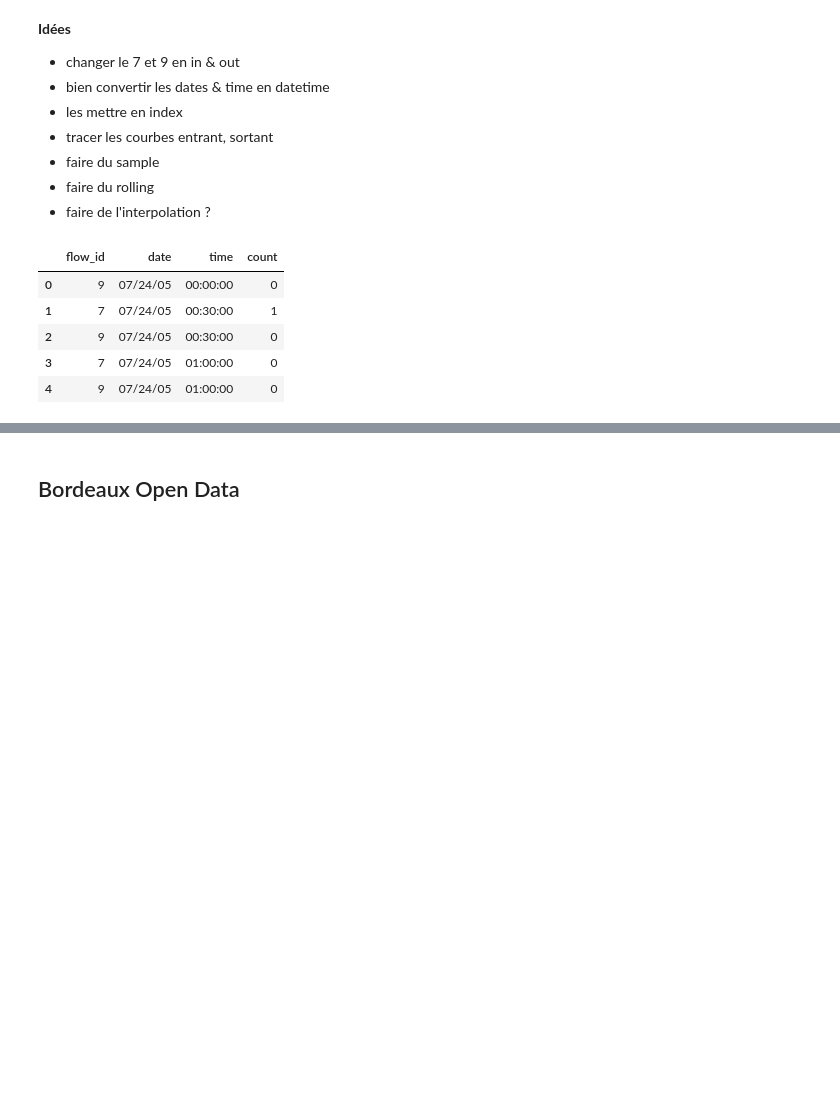
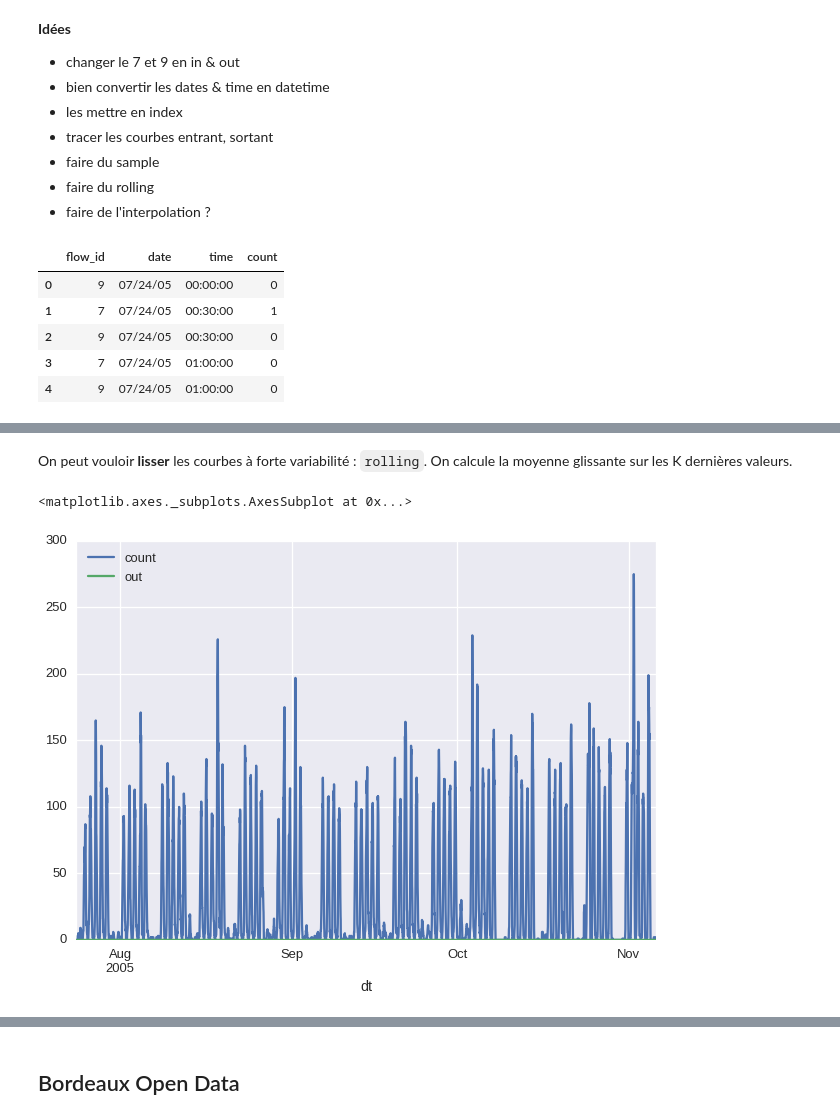
Before and after one commit to garaud/pandas_demo, a Jupyter notebook: Pandas Meetup.ipynb, the cells around one changed output, grey strips where cells are left out. Saved outputs shown, nothing was run; the diff lists cells and outputs as text; code cells hidden in the pictures; blank space fills up the shorter version.

```diff
--- a/Pandas Meetup.ipynb
+++ b/Pandas Meetup.ipynb
@@ -313,0 +477,7 @@ wine.head()
+# %% [markdown]
+On peut vouloir **lisser** les courbes à forte variabilité : `rolling`. On calcule la moyenne glissante sur les K dernières valeurs.
+# %%
+dflow.query('not out').rolling(8).sum().plot()
+# %% [output]
+<matplotlib.axes._subplots.AxesSubplot at 0x...>
+[figure, added]
```
Also changed, not shown: parts of 40 cells of this notebook.
